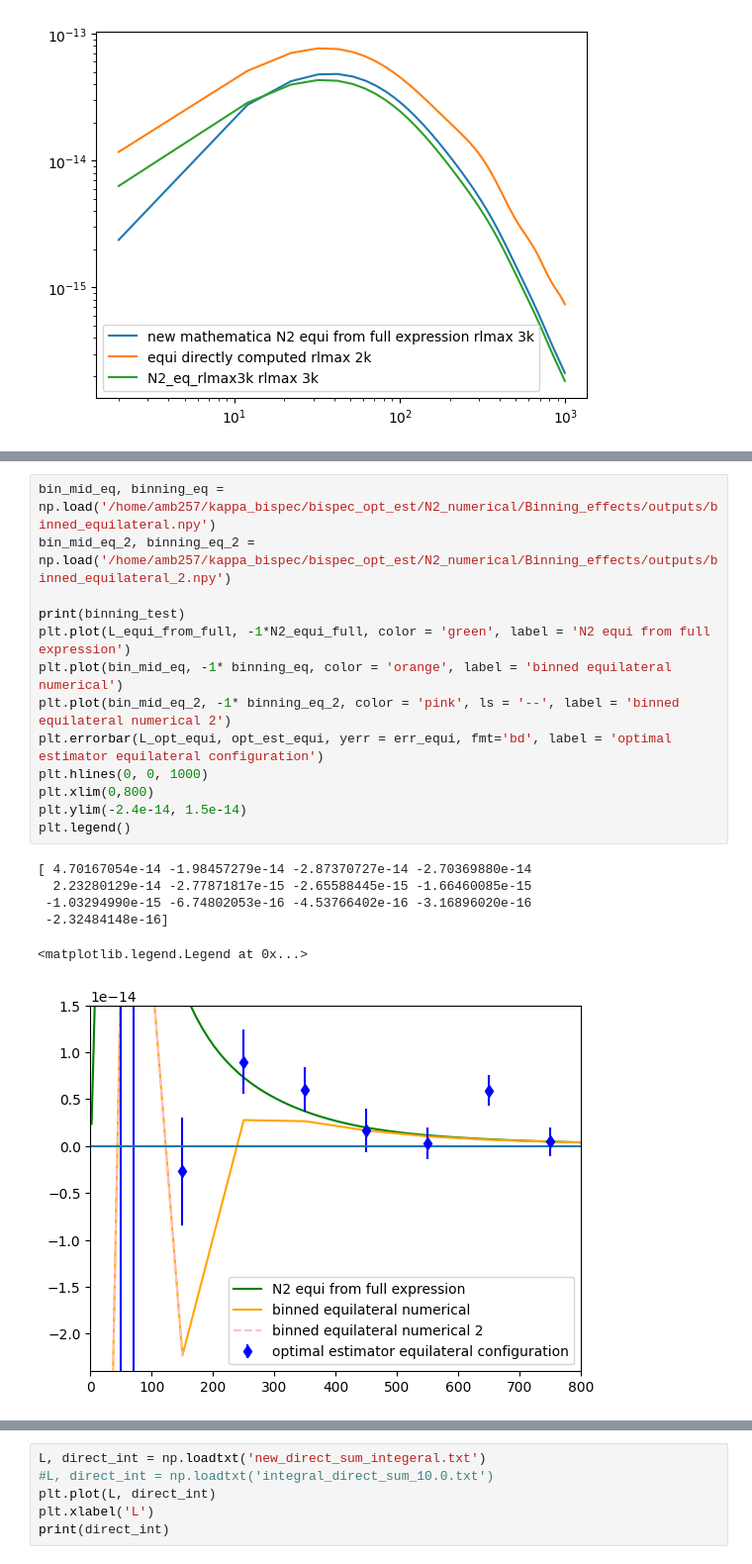
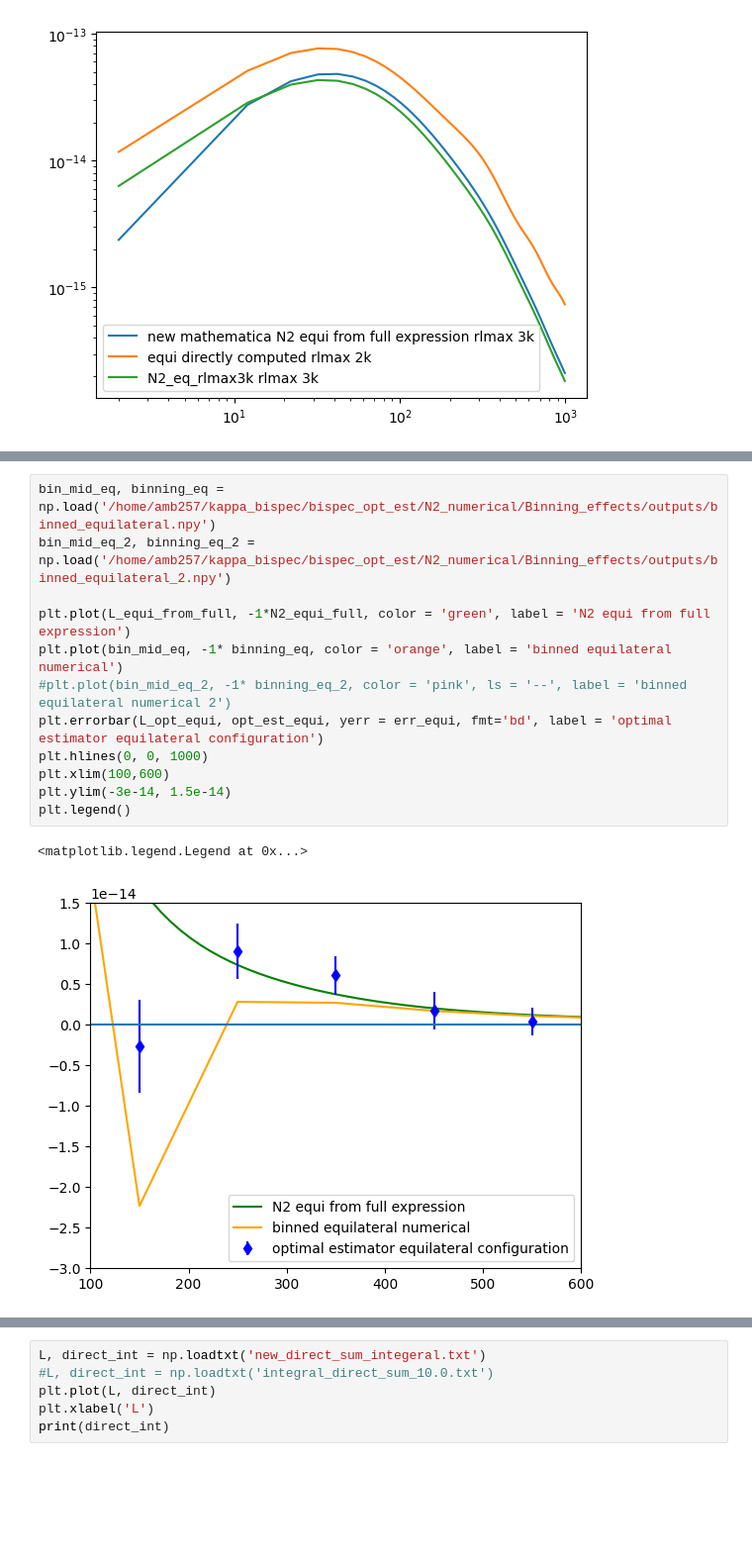
Before and after one commit to aleksandrbowkis/bispec_opt_est, a Jupyter notebook: N2_numerical/N2_tests.ipynb, the cells around one changed output, grey strips where cells are left out. Shown: that part at 99% size. Cells and saved outputs as stored; diff of their text form; blank space fills up the shorter version.

```diff
--- a/N2_numerical/N2_tests.ipynb
+++ b/N2_numerical/N2_tests.ipynb
@@ -180,23 +180,18 @@ plt.legend()
 # %%
 bin_mid_eq, binning_eq = np.load('/home/amb257/kappa_bispec/bispec_opt_est/N2_numerical/Binning_effects/outputs/binned_equilateral.npy')
 bin_mid_eq_2, binning_eq_2 = np.load('/home/amb257/kappa_bispec/bispec_opt_est/N2_numerical/Binning_effects/outputs/binned_equilateral_2.npy')
 
-print(binning_test)
 plt.plot(L_equi_from_full, -1*N2_equi_full, color = 'green', label = 'N2 equi from full expression')
 plt.plot(bin_mid_eq, -1* binning_eq, color = 'orange', label = 'binned equilateral numerical')
-plt.plot(bin_mid_eq_2, -1* binning_eq_2, color = 'pink', ls = '--', label = 'binned equilateral numerical 2')
+#plt.plot(bin_mid_eq_2, -1* binning_eq_2, color = 'pink', ls = '--', label = 'binned equilateral numerical 2')
 plt.errorbar(L_opt_equi, opt_est_equi, yerr = err_equi, fmt='bd', label = 'optimal estimator equilateral configuration')
 plt.hlines(0, 0, 1000)
-plt.xlim(0,800)
-plt.ylim(-2.4e-14, 1.5e-14)
+plt.xlim(100,600)
+plt.ylim(-3e-14, 1.5e-14)
 plt.legend()
 # %% [output]
-[ 4.70167054e-14 -1.98457279e-14 -2.87370727e-14 -2.70369880e-14
-  2.23280129e-14 -2.77871817e-15 -2.65588445e-15 -1.66460085e-15
- -1.03294990e-15 -6.74802053e-16 -4.53766402e-16 -3.16896020e-16
- -2.32484148e-16]
+<matplotlib.legend.Legend at 0x...>
-<matplotlib.legend.Legend at 0x...>
-[figure, old version]
+[figure, new version]
 # %%
 # Load in the integrand used for the direct sum calculation
 ell, integrand = np.loadtxt('/home/amb257/kappa_bispec/bispec_opt_est/N2_numerical/integrand_direct_sum_10.0.txt')
```
Also changed, not shown: parts of 3 cells of this notebook, 6 other files.
